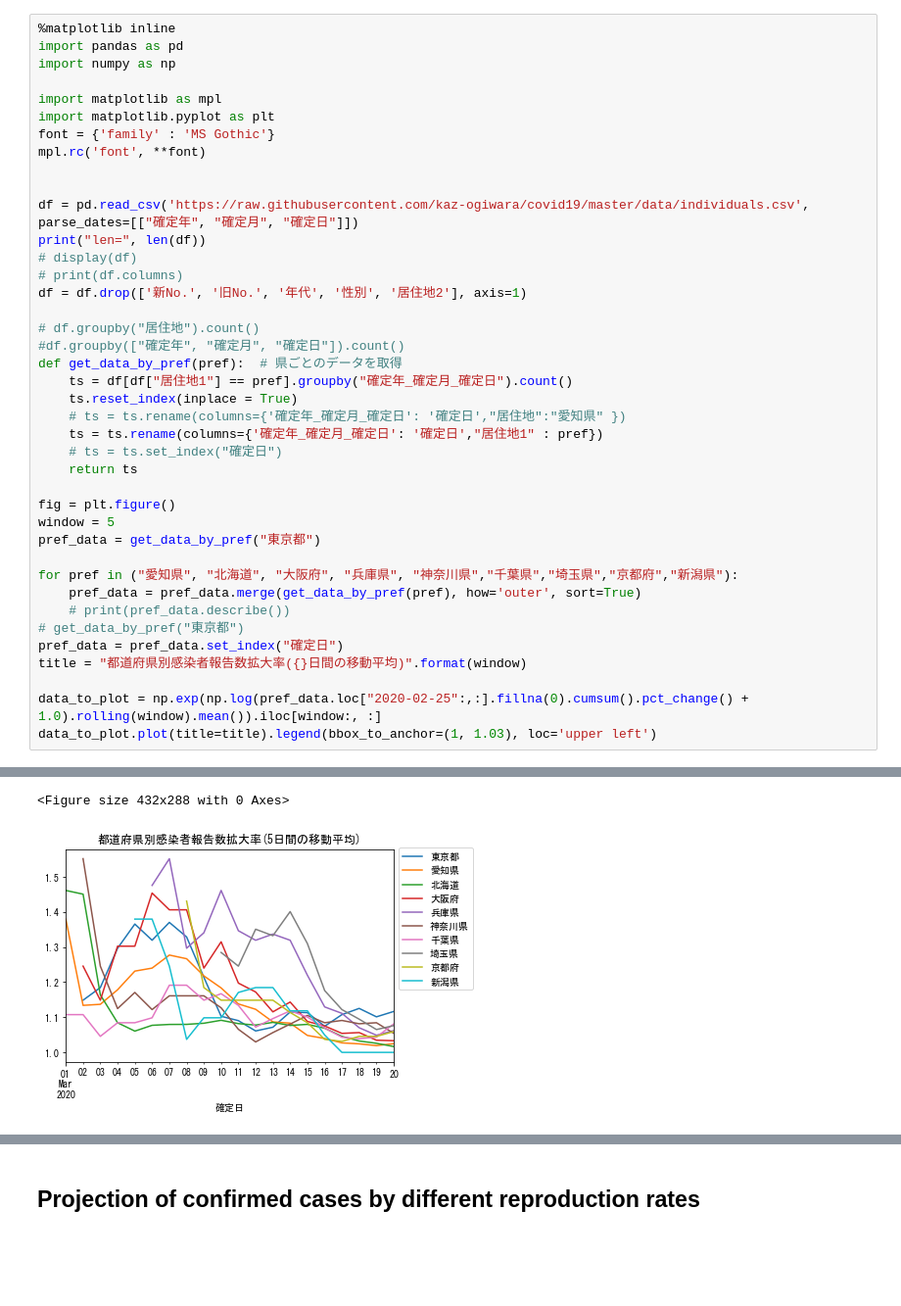
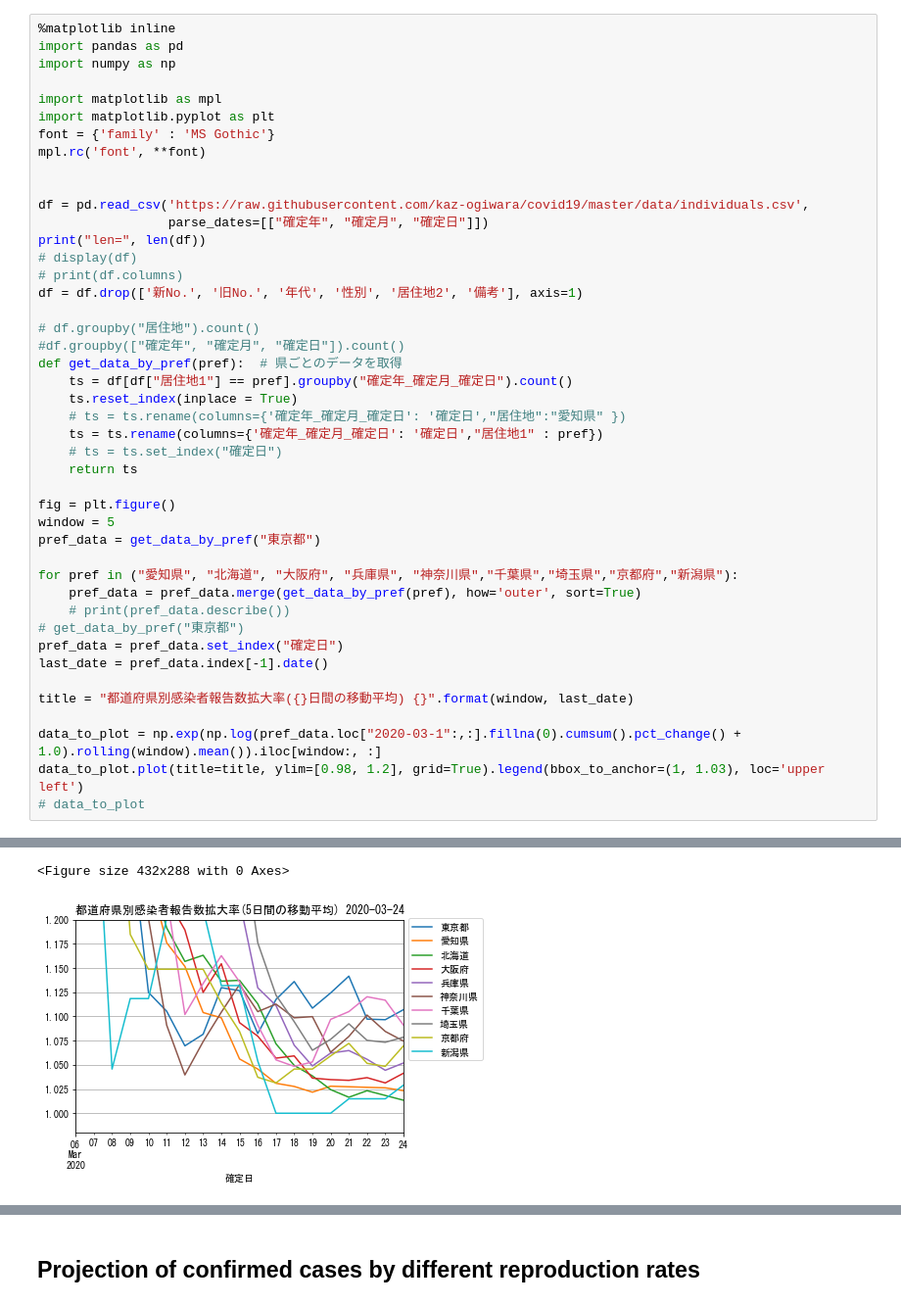
Before and after one commit to personal-hm2/coronavirus_model, a Jupyter notebook: COVID-19 Plot.ipynb, the cells around one changed output, grey strips where cells are left out. Shown: that part at 98% size. Drawn from its saved outputs; the diff is of its cells as text; blank space fills up the shorter version.

```diff
--- a/COVID-19 Plot.ipynb
+++ b/COVID-19 Plot.ipynb
@@ -65,11 +74,12 @@ font = {'family' : 'MS Gothic'}
 mpl.rc('font', **font)
 
 
-df = pd.read_csv('https://raw.githubusercontent.com/kaz-ogiwara/covid19/master/data/individuals.csv', parse_dates=[["確定年", "確定月", "確定日"]])
+df = pd.read_csv('https://raw.githubusercontent.com/kaz-ogiwara/covid19/master/data/individuals.csv',
+                 parse_dates=[["確定年", "確定月", "確定日"]])
 print("len=", len(df))
 # display(df)
 # print(df.columns)
-df = df.drop(['新No.', '旧No.', '年代', '性別', '居住地2'], axis=1)
+df = df.drop(['新No.', '旧No.', '年代', '性別', '居住地2', '備考'], axis=1)
 
 # df.groupby("居住地").count()
 #df.groupby(["確定年", "確定月", "確定日"]).count()
@@ -90,8 +100,11 @@ for pref in ("愛知県", "北海道", "大阪府", "兵庫県", "神奈川県",
     # print(pref_data.describe())
 # get_data_by_pref("東京都")
 pref_data = pref_data.set_index("確定日")
-title = "都道府県別感染者報告数拡大率({}日間の移動平均)".format(window)
+last_date = pref_data.index[-1].date()
 
-data_to_plot = np.exp(np.log(pref_data.loc["2020-02-25":,:].fillna(0).cumsum().pct_change() + 1.0).rolling(window).mean()).iloc[window:, :]
-data_to_plot.plot(title=title).legend(bbox_to_anchor=(1, 1.03), loc='upper left')
+title = "都道府県別感染者報告数拡大率({}日間の移動平均) {}".format(window, last_date)
+
+data_to_plot = np.exp(np.log(pref_data.loc["2020-03-1":,:].fillna(0).cumsum().pct_change() + 1.0).rolling(window).mean()).iloc[window:, :]
+data_to_plot.plot(title=title, ylim=[0.98, 1.2], grid=True).legend(bbox_to_anchor=(1, 1.03), loc='upper left')
+# data_to_plot
 # %% [output]
@@ -99,3 +112,3 @@ len= 866
 <matplotlib.legend.Legend at 0x...>
 <Figure size 432x288 with 0 Axes>
-[figure, old version]
+[figure, new version]
```
Also changed, not shown: parts of 10 cells of this notebook.
